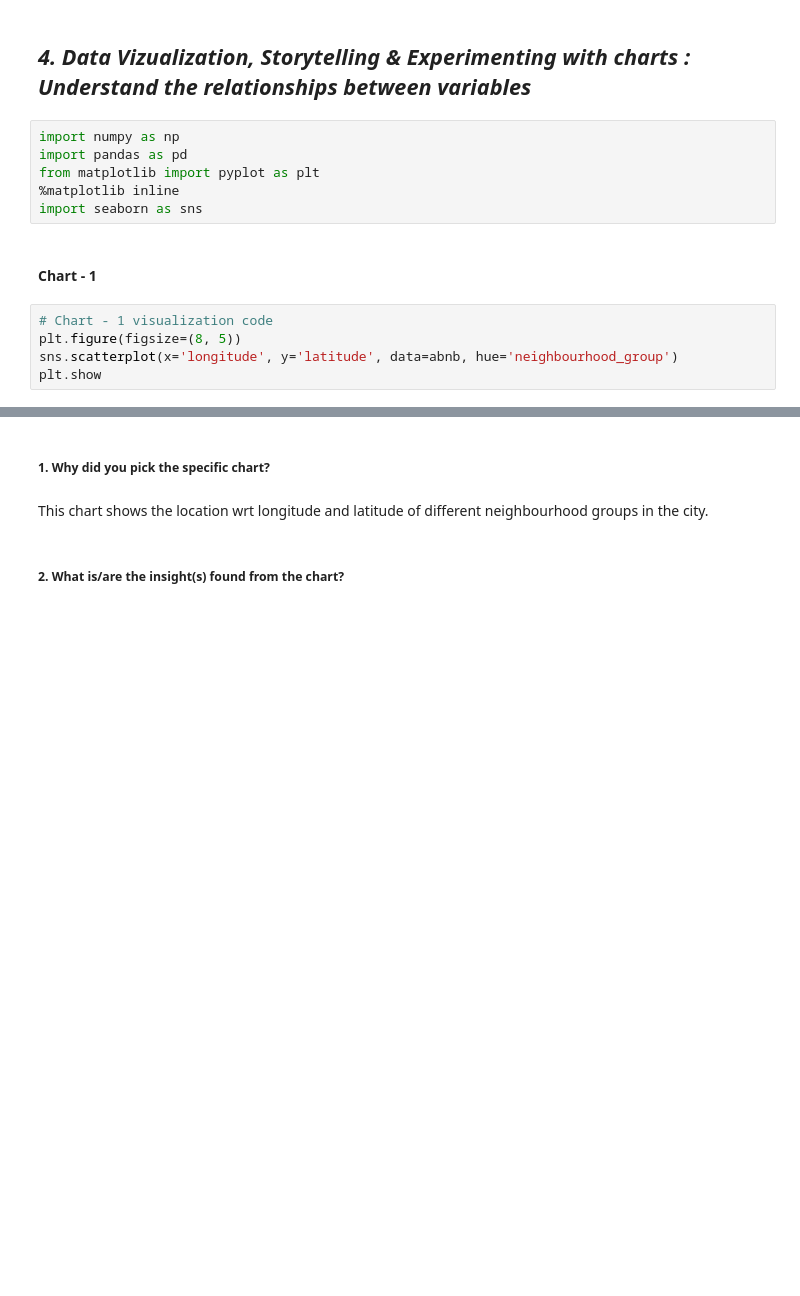
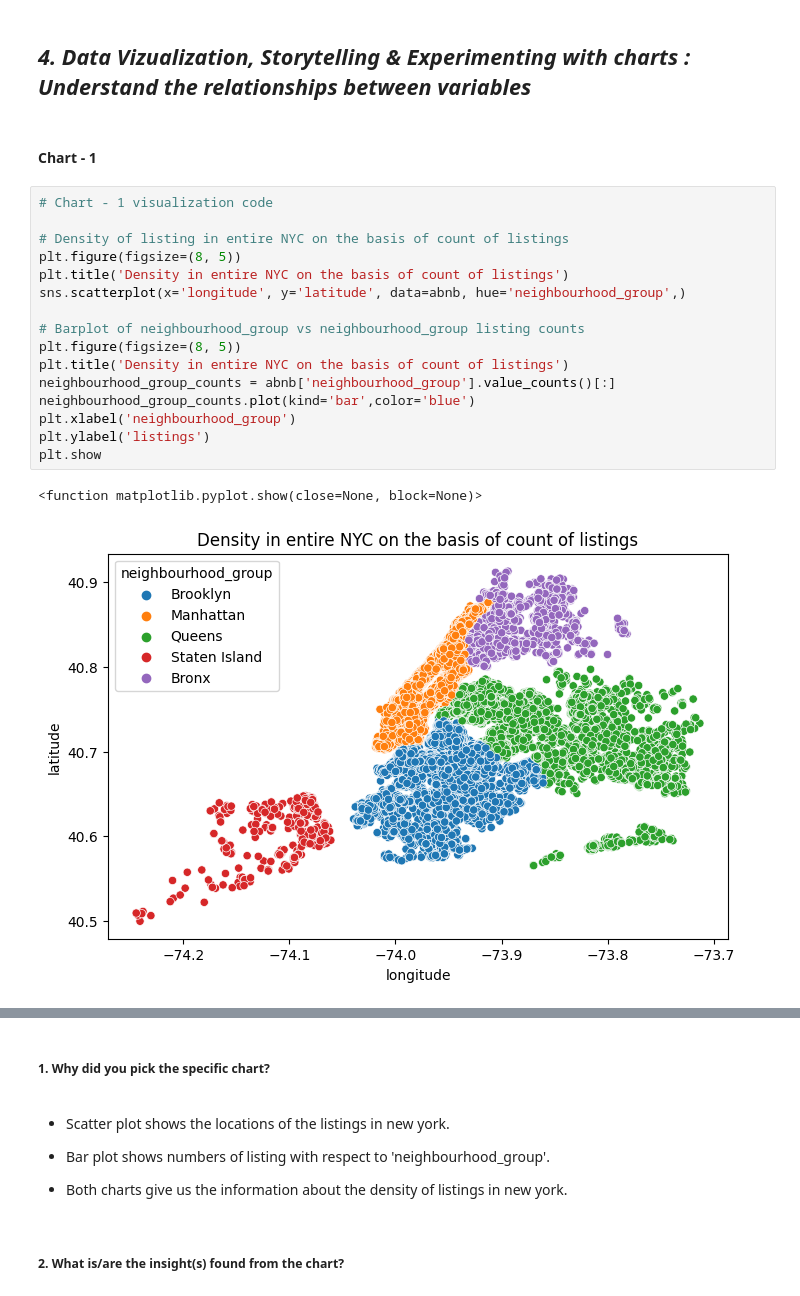
Before and after one commit to NRTPRIME/EDA-Capstone-Project-1-, a Jupyter notebook: EDA_Submission_Template.ipynb, the cells around one changed output, grey strips where cells are left out. Saved outputs shown, nothing was run; the diff lists cells and outputs as text; blank space fills up the shorter version.

```diff
--- a/EDA_Submission_Template.ipynb
+++ b/EDA_Submission_Template.ipynb
@@ -209,16 +225,24 @@ abnb.describe()
 * By experimenting we get to know that in columns "price" and "availability_365" shows zero cost and not available throughout year respectively. So we drop that rows because zero price is not justifiable and Hosts not available around the year is not possible.
 # %% [markdown]
 ## ***4. Data Vizualization, Storytelling & Experimenting with charts : Understand the relationships between variables***
-# %%
-import numpy as np
-import pandas as pd
-from matplotlib import pyplot as plt
-%matplotlib inline
-import seaborn as sns
 # %% [markdown]
 #### Chart - 1
-# %%
-# Chart - 1 visualization code
-plt.figure(figsize=(8, 5))
-sns.scatterplot(x='longitude', y='latitude', data=abnb, hue='neighbourhood_group')
-plt.show
+# %%
+# Chart - 1 visualization code
+
+# Density of listing in entire NYC on the basis of count of listings
+plt.figure(figsize=(8, 5))
+plt.title('Density in entire NYC on the basis of count of listings')
+sns.scatterplot(x='longitude', y='latitude', data=abnb, hue='neighbourhood_group',)
+
+# Barplot of neighbourhood_group vs neighbourhood_group listing counts
+plt.figure(figsize=(8, 5))
+plt.title('Density in entire NYC on the basis of count of listings')
+neighbourhood_group_counts = abnb['neighbourhood_group'].value_counts()[:]
+neighbourhood_group_counts.plot(kind='bar',color='blue')
+plt.xlabel('neighbourhood_group')
+plt.ylabel('listings')
+plt.show
+# %% [output]
+<function matplotlib.pyplot.show(close=None, block=None)>
+[figure, added]
@@ -225,7 +250,13 @@ plt.show
 # %% [markdown]
 ##### 1. Why did you pick the specific chart?
-# %% [markdown]
-This chart shows the location wrt longitude and latitude of different neighbourhood groups in the city.
+# %% [markdown]
+
+
+*   Scatter plot shows the locations of the listings in new york.
+
+*   Bar plot shows numbers of listing with respect to 'neighbourhood_group'.
+
+*   Both charts give us the information about the density of listings in new york.
 # %% [markdown]
 ##### 2. What is/are the insight(s) found from the chart?
 # %% [markdown]
```
Also changed, not shown: parts of 15 cells of this notebook.
